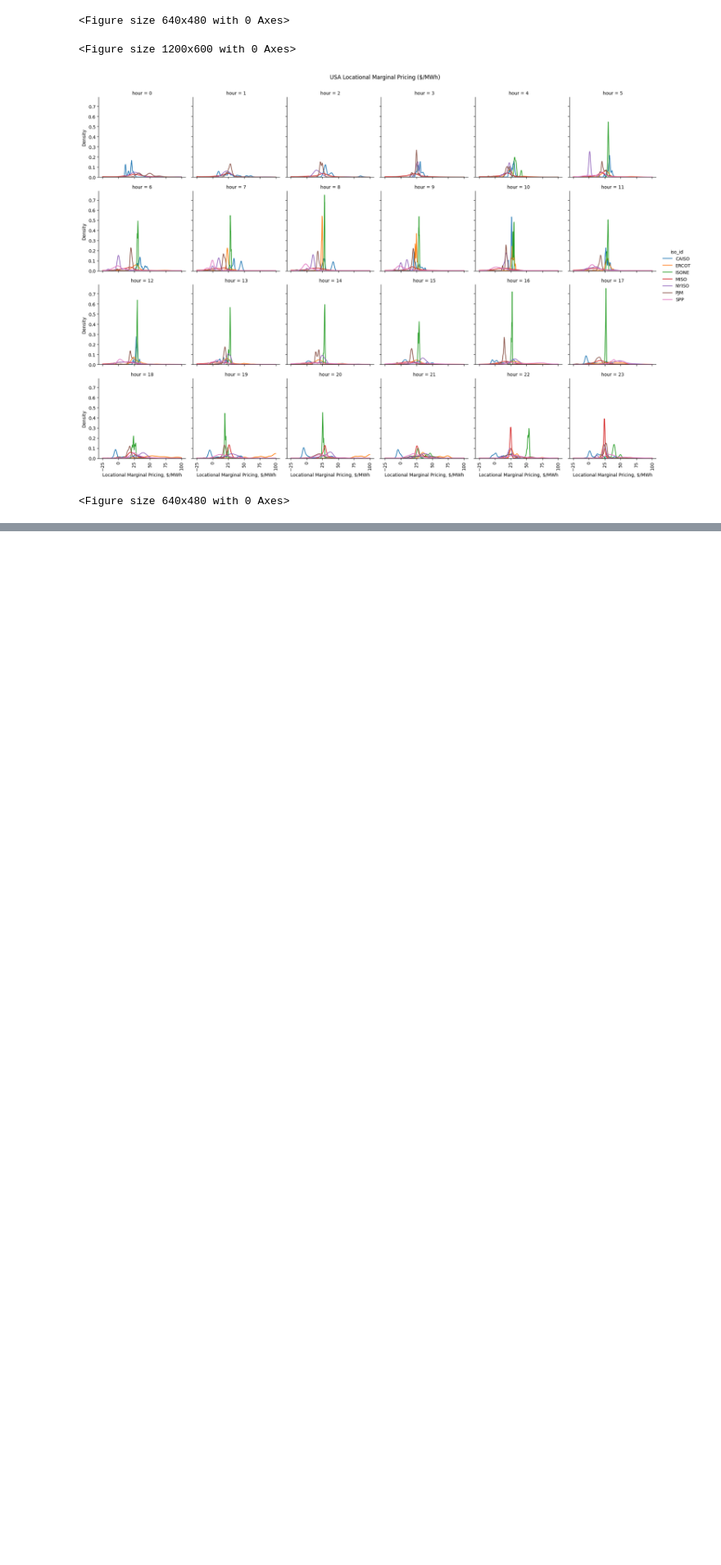
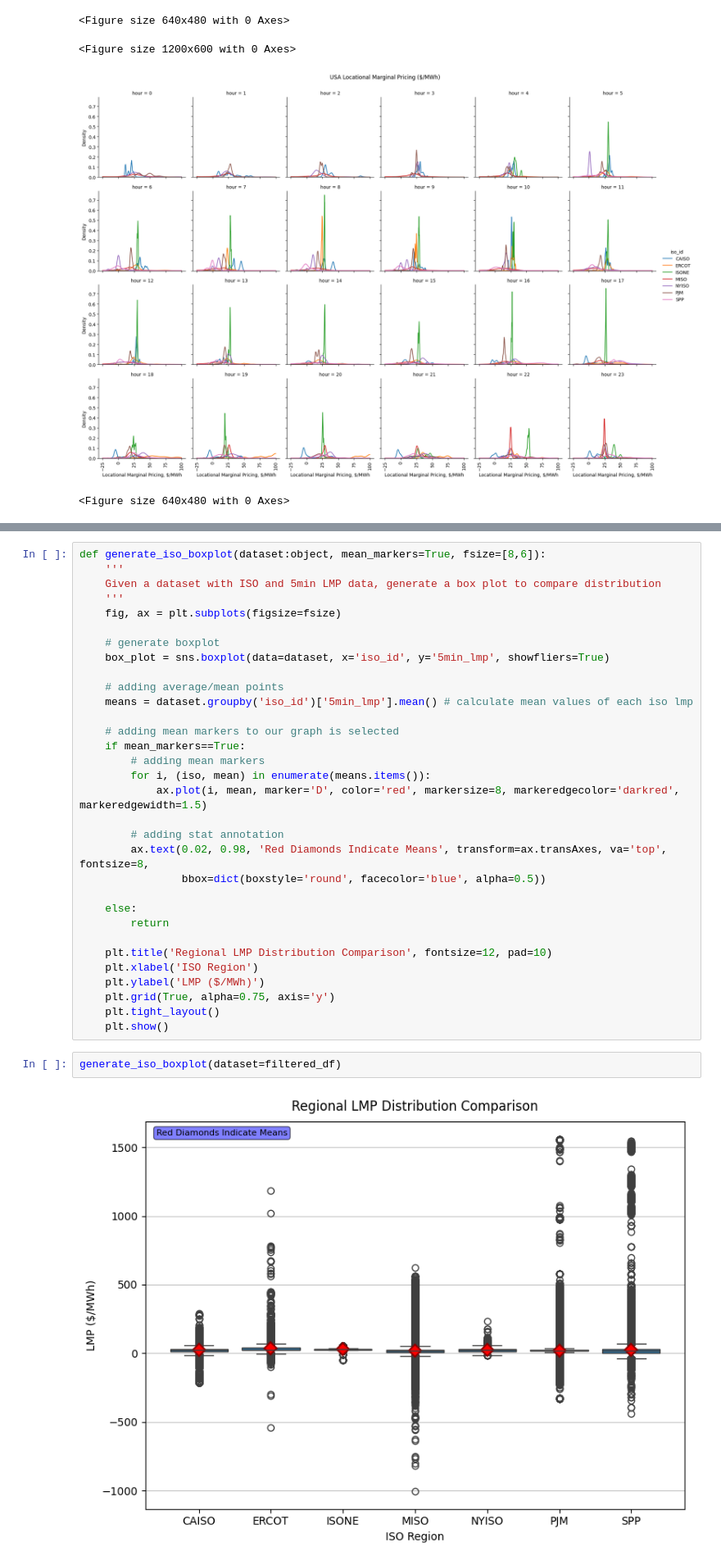
Before and after one commit to aangelsalazarr/us_electricity_pricing, a Jupyter notebook: unifying_data_silos.ipynb, the cells around one changed output, grey strips where cells are left out. Shown at 82% size. Drawn from its saved outputs; the diff is of its cells as text; blank space fills up the shorter version.

```diff
--- a/unifying_data_silos.ipynb
+++ b/unifying_data_silos.ipynb
@@ -360,0 +379,36 @@ lmp_plot_distribution(dataset=filtered_df, vis_type='hour_iso')
+# %%
+def generate_iso_boxplot(dataset:object, mean_markers=True, fsize=[8,6]):
+    '''
+    Given a dataset with ISO and 5min LMP data, generate a box plot to compare distribution
+    '''
+    fig, ax = plt.subplots(figsize=fsize)
+
+    # generate boxplot
+    box_plot = sns.boxplot(data=dataset, x='iso_id', y='5min_lmp', showfliers=True)
+
+    # adding average/mean points
+    means = dataset.groupby('iso_id')['5min_lmp'].mean() # calculate mean values of each iso lmp
+
+    # adding mean markers to our graph is selected
+    if mean_markers==True:
+        # adding mean markers
+        for i, (iso, mean) in enumerate(means.items()):
+            ax.plot(i, mean, marker='D', color='red', markersize=8, markeredgecolor='darkred', markeredgewidth=1.5)
+
+        # adding stat annotation
+        ax.text(0.02, 0.98, 'Red Diamonds Indicate Means', transform=ax.transAxes, va='top', fontsize=8,
+                bbox=dict(boxstyle='round', facecolor='blue', alpha=0.5))
+
+    else:
+        return
+
+    plt.title('Regional LMP Distribution Comparison', fontsize=12, pad=10)
+    plt.xlabel('ISO Region')
+    plt.ylabel('LMP ($/MWh)')
+    plt.grid(True, alpha=0.75, axis='y')
+    plt.tight_layout()
+    plt.show()
+# %%
+generate_iso_boxplot(dataset=filtered_df)
+# %% [output]
+[figure, added]
```
Also changed, not shown: parts of 6 cells of this notebook, 2 other files.
